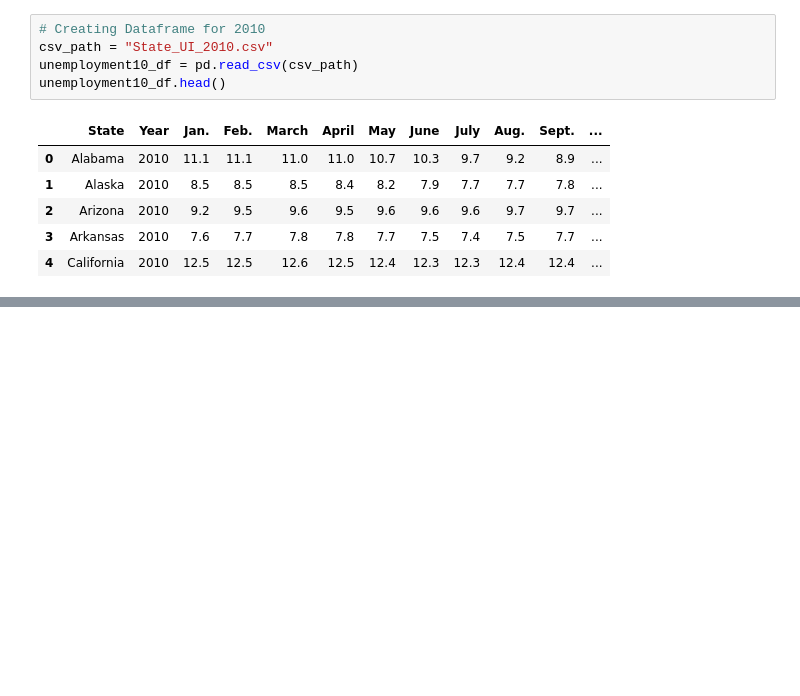
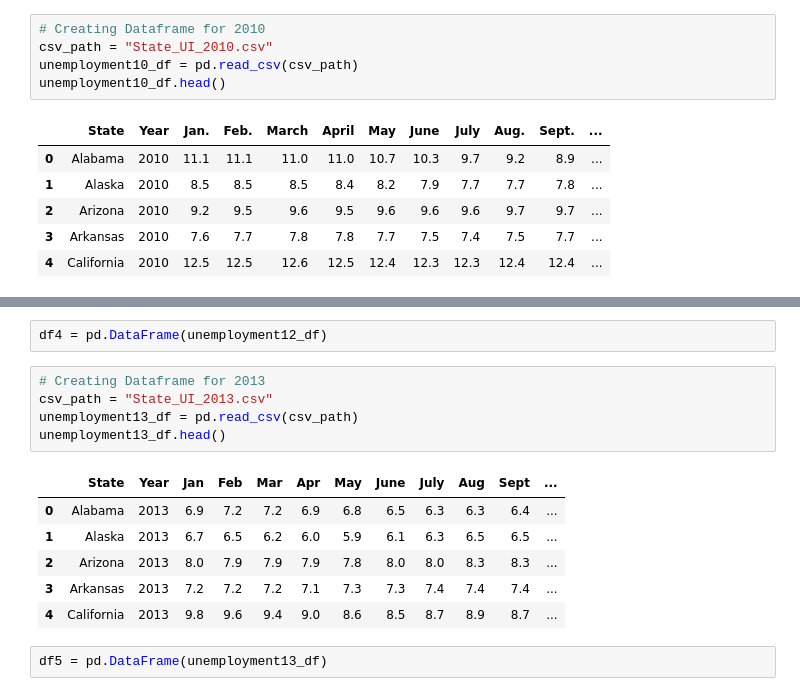
Before and after one commit to SnehaKellogg/Project1_Group5, a Jupyter notebook: unemployment csv/Merging Unemployment Data.ipynb, the cells around one changed output, grey strips where cells are left out. Saved outputs shown, nothing was run; the diff lists cells and outputs as text; blank space fills up the shorter version.

```diff
--- a/unemployment csv/Merging Unemployment Data.ipynb
+++ b/unemployment csv/Merging Unemployment Data.ipynb
@@ -49,0 +59,16 @@ merge_table
+# %%
+df4 = pd.DataFrame(unemployment12_df)
+# %%
+# Creating Dataframe for 2013
+csv_path = "State_UI_2013.csv"
+unemployment13_df = pd.read_csv(csv_path)
+unemployment13_df.head()
+# %% [output]
+|  | State | Year | Jan | Feb | Mar | Apr | May | June | July | Aug | Sept | ... |
+| 0 | Alabama | 2013 | 6.9 | 7.2 | 7.2 | 6.9 | 6.8 | 6.5 | 6.3 | 6.3 | 6.4 | ... |
+| 1 | Alaska | 2013 | 6.7 | 6.5 | 6.2 | 6.0 | 5.9 | 6.1 | 6.3 | 6.5 | 6.5 | ... |
+| 2 | Arizona | 2013 | 8.0 | 7.9 | 7.9 | 7.9 | 7.8 | 8.0 | 8.0 | 8.3 | 8.3 | ... |
+| 3 | Arkansas | 2013 | 7.2 | 7.2 | 7.2 | 7.1 | 7.3 | 7.3 | 7.4 | 7.4 | 7.4 | ... |
+| 4 | California | 2013 | 9.8 | 9.6 | 9.4 | 9.0 | 8.6 | 8.5 | 8.7 | 8.9 | 8.7 | ... |
+# %%
+df5 = pd.DataFrame(unemployment13_df)
```
Also changed, not shown: parts of 16 cells of this notebook.
